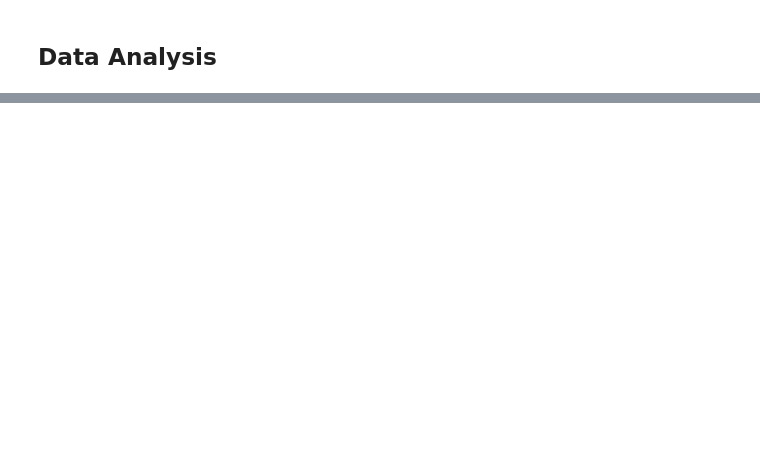
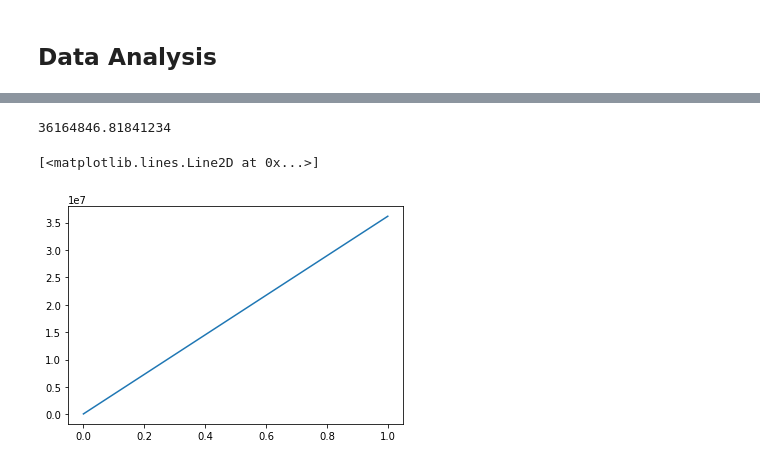
Before and after one commit to sm0223/boston_housing_prediction, a Jupyter notebook: housing_prediction.ipynb, the cells around one changed output, grey strips where cells are left out. Cells and saved outputs as stored; diff of their text form; code cells hidden in the pictures; blank space fills up the shorter version.

```diff
--- a/housing_prediction.ipynb
+++ b/housing_prediction.ipynb
@@ -89,0 +118,8 @@ sns.heatmap(co_rel, annot = True, cmap=plt.cm.CMRmap_r)
+# %%
+X = train[['RM', 'LSTAT','TAX']] # Dropping the said features
+y = train['MEDV'] #Target
+m = y.size #no of training data rows
+x = np.hstack((np.ones((m,1)), X))
+n = X.shape[1] #no. of features
+α = 0.0001   #learning rate
+θ = np.ones(n)
@@ -89,0 +134,16 @@ sns.heatmap(co_rel, annot = True, cmap=plt.cm.CMRmap_r)
+# %%
+def gradient_descent(x, y, m, θ, α):
+    cost_list = []   #to record all cost values to this list
+    cost_list.append(1e10)  # intital cost
+    i=0
+    change =1
+    while change > 1e-5:
+        ypred = np.dot(x, θ)
+        error = ypred - y
+        cost = 1/(2*m) * np.dot(error.T, error)   #  (1/2m)*sum[(error)^2]
+        cost_list.append(cost)
+        θ = θ - (α * (1/m) * np.dot(x.T, error))   # α * (1/m) * sum[error*x]
+        change = cost_list[i]-cost_list[i+1]
+        i+=1
+    cost_list.pop(0)
+    return cost_list, θ, i
@@ -89,0 +154,8 @@ sns.heatmap(co_rel, annot = True, cmap=plt.cm.CMRmap_r)
+# %%
+print(cost_list[-1])
+
+plt.plot(cost_list)
+# %% [output]
+36164846.81841234
+[<matplotlib.lines.Line2D at 0x...>]
+[figure, added]
```
Also changed, not shown: parts of 9 cells of this notebook.
